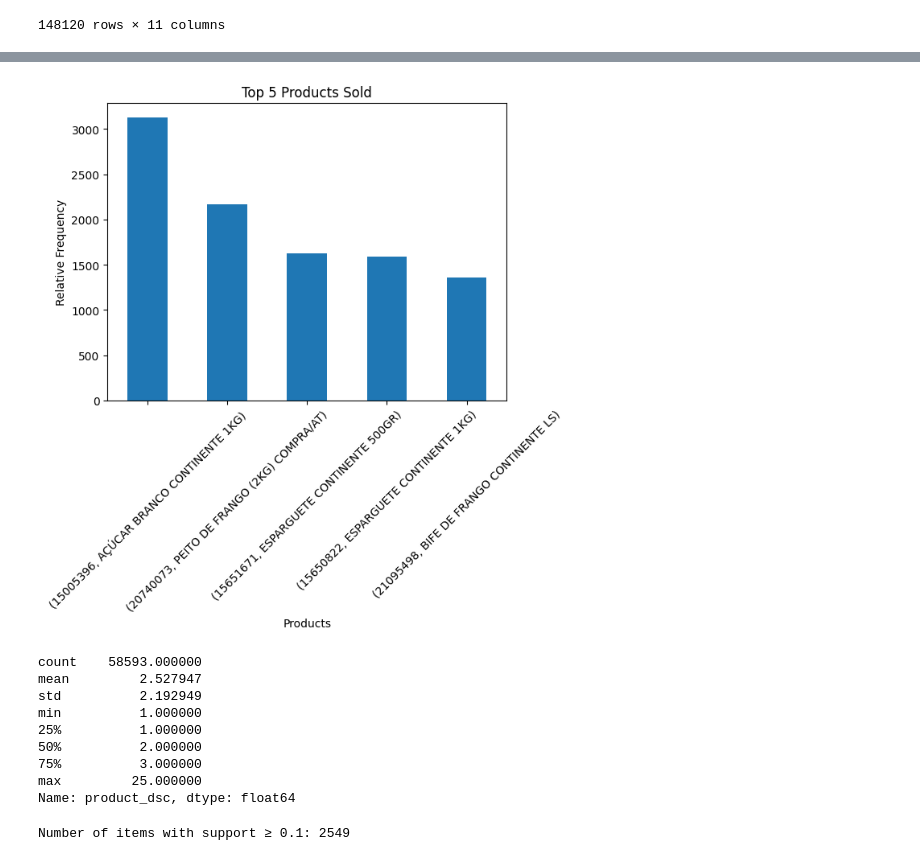
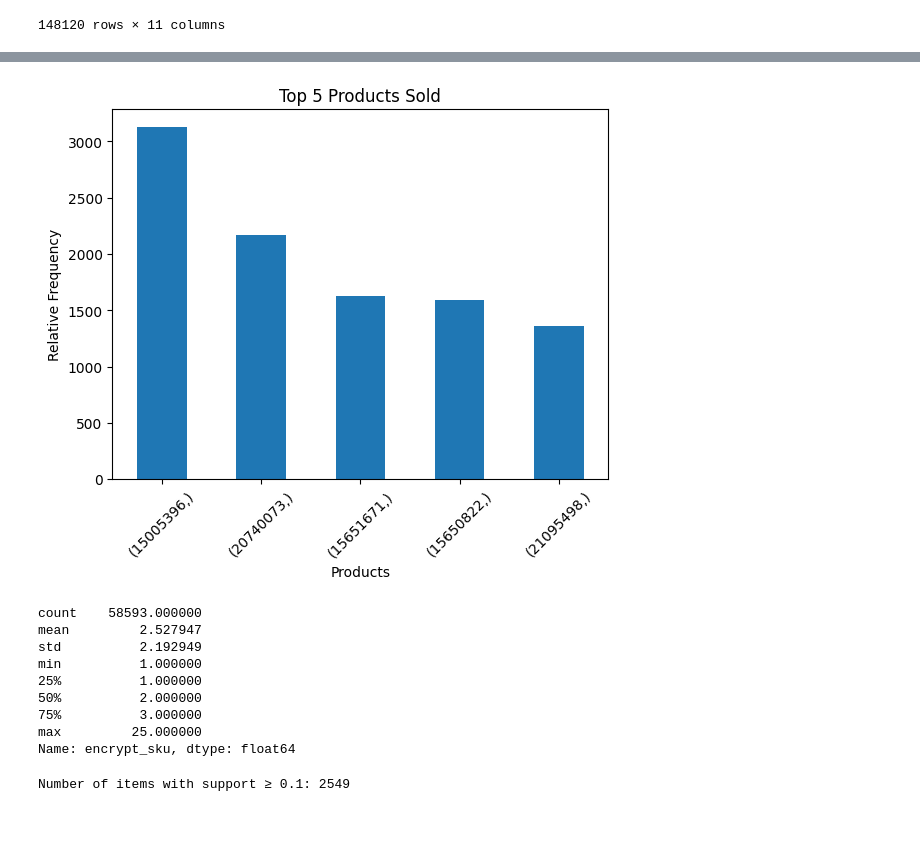
Before and after one commit to tatiana-madureira/VS-CODE, a Jupyter notebook: DescrAnalytics_Project.ipynb, the cells around one changed output, grey strips where cells are left out. Drawn from its saved outputs; the diff is of its cells as text; code cells hidden in the pictures; blank space fills up the shorter version.

```diff
--- a/DescrAnalytics_Project.ipynb
+++ b/DescrAnalytics_Project.ipynb
@@ -76,21 +69,21 @@ sales_merged.head(1)
 # %%
 #Check the frequency of each product on the sales data
-products_frequency = sales_merged[['encrypt_sku','product_dsc']].value_counts()
+products_frequency = sales[['encrypt_sku']].value_counts()
 products_frequency
 
 #Top 5 products sold
 top_5_products = products_frequency.head(5)
 top_5_products.plot (kind ='bar')
 plt.title('Top 5 Products Sold')
 plt.ylabel('Relative Frequency')
 plt.xlabel('Products')
 plt.xticks(rotation=45)
 plt.show()
 # %% [output]
-[figure, old version]
+[figure, new version]
 # %%
 #Caracterization of the Transactions
-transaction_sizes = sales_merged.groupby('transaction_id')['product_dsc'].count()
+transaction_sizes = sales.groupby('transaction_id')['encrypt_sku'].count()
 transaction_sizes.describe()
 # %% [output]
 count    58593.000000
@@ -101,7 +94,7 @@ min          1.000000
 50%          2.000000
 75%          3.000000
 max         25.000000
-Name: product_dsc, dtype: float64
+Name: encrypt_sku, dtype: float64
 # %%
 # Products that appear in, at least, 10% of the transactions
 products_transaction_frequency = products_frequency [products_frequency >= len('transaction_id') * 0.1]
```
Also changed, not shown: parts of 8 cells of this notebook.
